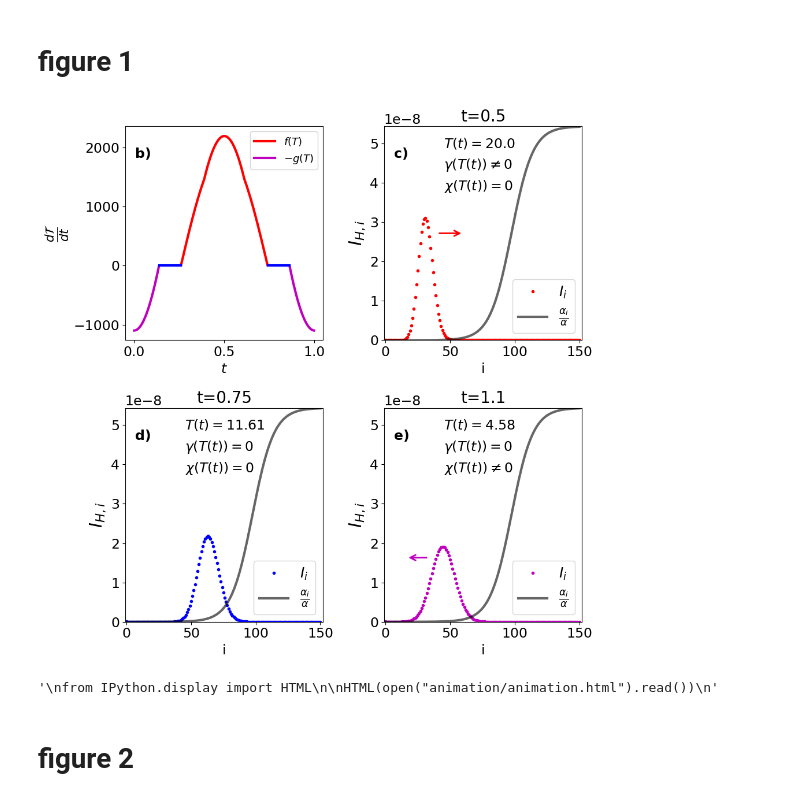
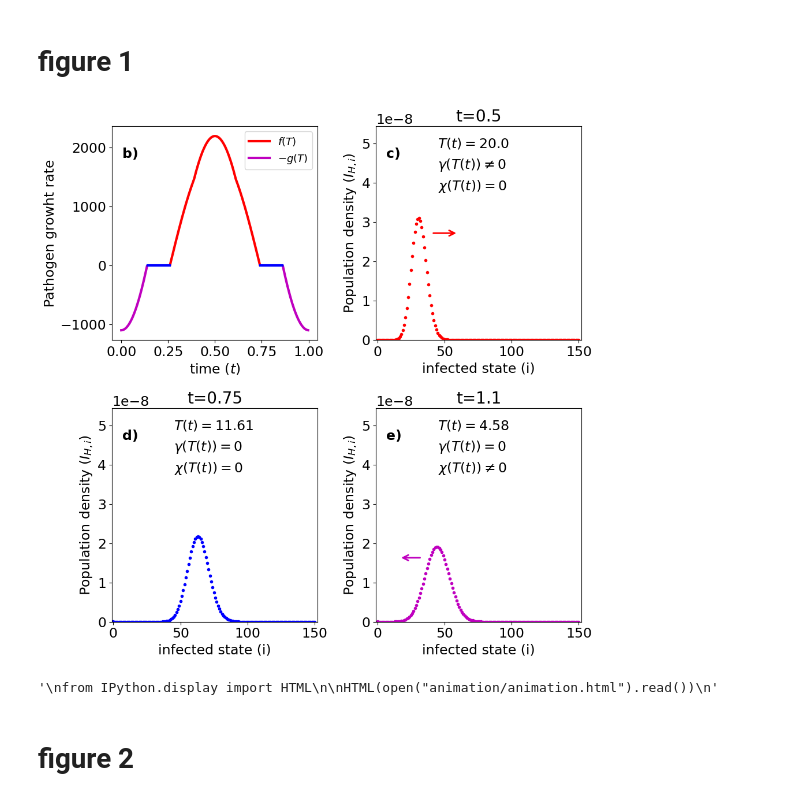
Before and after one commit to juancarlosrc2/Temperature-driven-within-host-pathogen-dynamics-in-vector-borne-plant-epidemics, a Jupyter notebook: Results _.ipynb, the cells around one changed output. Saved outputs shown, nothing was run; the diff lists cells and outputs as text; code cells hidden in the pictures.

```diff
--- a/Results _.ipynb
+++ b/Results _.ipynb
@@ -105,8 +105,8 @@ ax[0,0].plot(times[:1*365],-g_de_t[:1*365],'m',linewidth=3)
 ax[0,0].plot(times[:1*365],zero_progresion[:1*365],'b',linewidth=3)
 
 
-ax[0,0].set_xlabel('$t$')
-ax[0,0].set_ylabel('$\\frac{d \\mathcal{T}}{dt}$',fontsize = 22)
+ax[0,0].set_xlabel('time' + ' ' + '$(t)$')
+ax[0,0].set_ylabel('Pathogen growht rate')
 
 ax[0,0].legend(['$f(T)$','$-g(T)$'], loc = 1, fontsize = 13)
 
@@ -122,18 +122,18 @@ ax[0].text(0.01, 0.9*(y_max_1),
 # plotting the values of I_{H,i} for each i and the corresponding values of \mathcal{F}(mgdd_i) properly normalized
 
 line1 = ax[0,1].plot(ies, X[:n+1,frame_1], ".",label=f'$I_i$')[0]
-plot_1 = ax[0,1].plot(ies, F(np.array(ies)*delta_mgdd)*y_max, "-", color = 'k', alpha = 0.6, label='$\frac{\alpha_i}{\\alpha}$', linewidth=3)[0]
+#plot_1 = ax[1].plot(ies, F(np.array(ies)*delta_mgdd)*y_max, "-", color = 'k', alpha = 0.6, label='$\frac{\alpha_i}{\\alpha}$', linewidth=3)[0]
 
 
 
 
 line2 = ax[1,0].plot(ies, X[:n+1,frame_2], ".",label=f'$I_i$')[0]
-plot_2 = ax[1,0].plot(ies, F(np.array(ies)*delta_mgdd)*y_max, "-", color = 'k', alpha = 0.6, label='$\frac{\alpha_i}{\\alpha}$', linewidth=3)[0]
+#plot_2 = ax[2].plot(ies, F(np.array(ies)*delta_mgdd)*y_max, "-", color = 'k', alpha = 0.6, label='$\frac{\alpha_i}{\\alpha}$', linewidth=3)[0]
 
 
 
 line3 = ax[1,1].plot(ies, X[:n+1,frame_3], ".",label=f'$I_i$')[0]
-plot_3 = ax[1,1].plot(ies, F(np.array(ies)*delta_mgdd)*y_max, "-", color = 'k', alpha = 0.6, label='$\frac{\alpha_i}{\\alpha}$', linewidth=3)[0]
+#plot_3 = ax[3].plot(ies, F(np.array(ies)*delta_mgdd)*y_max, "-", color = 'k', alpha = 0.6, label='$\frac{\alpha_i}{\\alpha}$', linewidth=3)[0]
 
 
 line1.set_markerfacecolor('r')
@@ -155,9 +155,9 @@ line3.set_markeredgecolor('m')
 ax[0,1].set(xlim=[-1, n+2], ylim=[0,y_max], xlabel='i')
 #ax[0].legend([f'temperature = {temperature_t[frame_1].round(2)}'],loc =1)
 
-ax[0,1].legend(['$I_i$', '$\\frac{\\alpha_i}{\\alpha}$'],loc =4,  fontsize = 18)
+#ax[1].legend(['$I_i$', '$\\frac{\\alpha_i}{\\alpha}$'],loc =4,  fontsize = 18)
 
-ax[0,1].set_title(f"t={times[frame_1].round(2)}", fontsize = 20)
+ax[0,1].set_title(f"t={times[frame_1].round(2)}")
 
 
 ax[0,1].text(0.3*n, 0.9*y_max,
@@ -186,7 +186,7 @@ ax[0,1].annotate(
 
 ax[1,0].set(xlim=[-1, n+2], ylim=[0,y_max])
 #ax[2].legend([f'temperature = {temperature_t[frame_2].round(2)}'],loc =1)
-ax[1,0].legend(['$I_i$', '$\\frac{\\alpha_i}{\\alpha}$'],loc =4,  fontsize = 18)
+#ax[2].legend(['$I_i$', '$\\frac{\\alpha_i}{\\alpha}$'],loc =4,  fontsize = 18)
 ax[1,0].set_title(f"t={times[frame_2].round(2)}", fontsize = 20)
 
 ax[1,0].text(0.3*n, 0.9*y_max,
@@ -212,7 +212,7 @@ ax[2].text(0.01*n, 0.9*y_max,
 
 ax[1,1].set(xlim=[-1, n+2], ylim=[0,y_max])
 #ax[3].legend([f'temperature = {temperature_t[frame_3].round(2)}'],loc =1)
-ax[1,1].legend(['$I_i$', '$\\frac{\\alpha_i}{\\alpha}$'],loc =4, fontsize = 18)
+#ax[3].legend(['$I_i$', '$\\frac{\\alpha_i}{\\alpha}$'],loc =4, fontsize = 18)
 ax[1,1].set_title(f"t={times[frame_3].round(2)}", fontsize = 20)
 
 
@@ -238,13 +238,13 @@ ax[1,1].annotate(
     arrowprops=dict(arrowstyle='->', color='m', lw=2)
 )
 
-ax[0,1].set_xlabel('i')
-ax[1,0].set_xlabel('i')
-ax[1,1].set_xlabel('i')
+ax[0,1].set_xlabel('infected state (i)')
+ax[1,0].set_xlabel('infected state (i)')
+ax[1,1].set_xlabel('infected state (i)')
 
-ax[0,1].set_ylabel('$I_{H,i}$', fontsize = 22)
-ax[1,0].set_ylabel('$I_{H,i}$', fontsize = 22)
-ax[1,1].set_ylabel('$I_{H,i}$', fontsize = 22)
+ax[0,1].set_ylabel('Population density' + ' ' +'($I_{H,i}$)')
+ax[1,0].set_ylabel('Population density' + ' ' +'($I_{H,i}$)')
+ax[1,1].set_ylabel('Population density' + ' ' +'($I_{H,i}$)')
 
 
 
@@ -257,39 +257,42 @@ ax[1].sharey(ax[2])
 
 ax[2].sharey(ax[3])
 """
+
+
 
 labels = ["b)", "c)", "d)", "e)"]
 
 # Add labels to each subplot
 for i in range(2):
     for j in range(2):
         axes = ax[i, j]
         # Put label in top-left corner (inside axes)
         axes.text(
             0.05, 0.9,           # x, y in axes coordinates (0-1)
             labels[i*2 + j],
             transform=axes.transAxes,  # coordinates relative to axes
             fontsize=17,
             fontweight='bold',
             va='top', ha='left',
             color='black',
             bbox=dict(facecolor='white', alpha=0.7, edgecolor='none', pad=2)  # optional white box for visibility
         )
 
 
+
 plt.tight_layout()
 plt.savefig(f"figures/figure_1.png", dpi=300, bbox_inches="tight")
 
 
 plt.show()
 
 """
 from IPython.display import HTML
 
 HTML(open("animation/animation.html").read())
 """
 # %% [output]
-[figure, old version]
+[figure, new version]
 '\nfrom IPython.display import HTML\n\nHTML(open("animation/animation.html").read())\n'
 # %% [markdown]
 # figure 2
```
Also changed, not shown: parts of 4 cells of this notebook.
